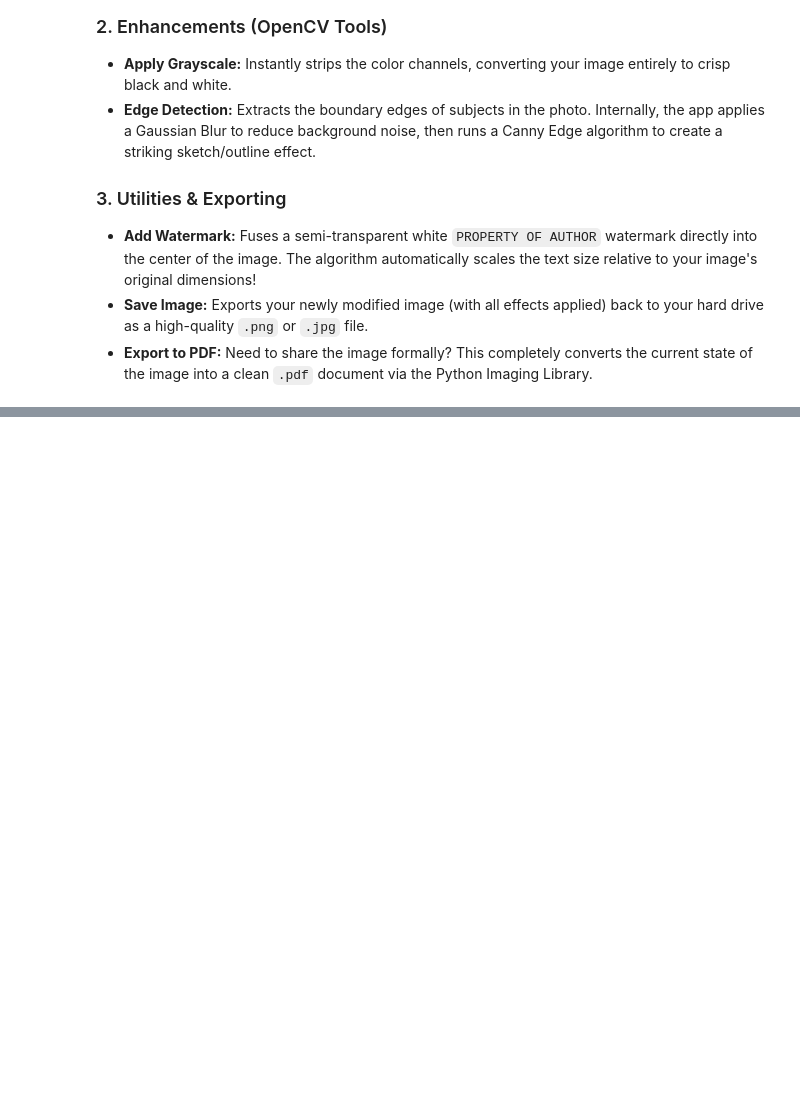
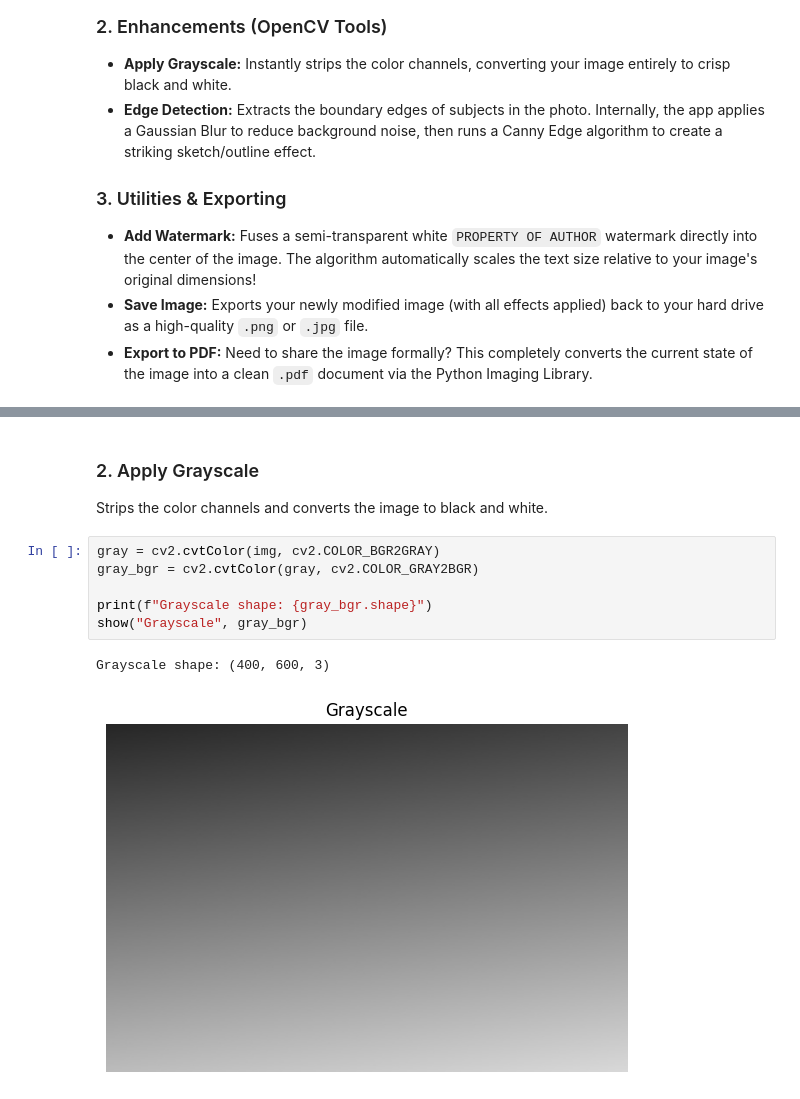
Before and after one commit to Aumnamaha/Image-Utility, a Jupyter notebook: Image-Analyzer/User_Guide.ipynb, the cells around one changed output, grey strips where cells are left out. Drawn from its saved outputs; the diff is of its cells as text; blank space fills up the shorter version.

```diff
--- a/Image-Analyzer/User_Guide.ipynb
+++ b/Image-Analyzer/User_Guide.ipynb
@@ -26,0 +71,13 @@ A standalone desktop application window will immediately pop up on your screen.
+# %% [markdown]
+### 2. Apply Grayscale
+
+Strips the color channels and converts the image to black and white.
+# %%
+gray = cv2.cvtColor(img, cv2.COLOR_BGR2GRAY)
+gray_bgr = cv2.cvtColor(gray, cv2.COLOR_GRAY2BGR)
+
+print(f"Grayscale shape: {gray_bgr.shape}")
+show("Grayscale", gray_bgr)
+# %% [output]
+Grayscale shape: (400, 600, 3)
+[figure, added]
```
Also changed, not shown: parts of 14 cells of this notebook.
